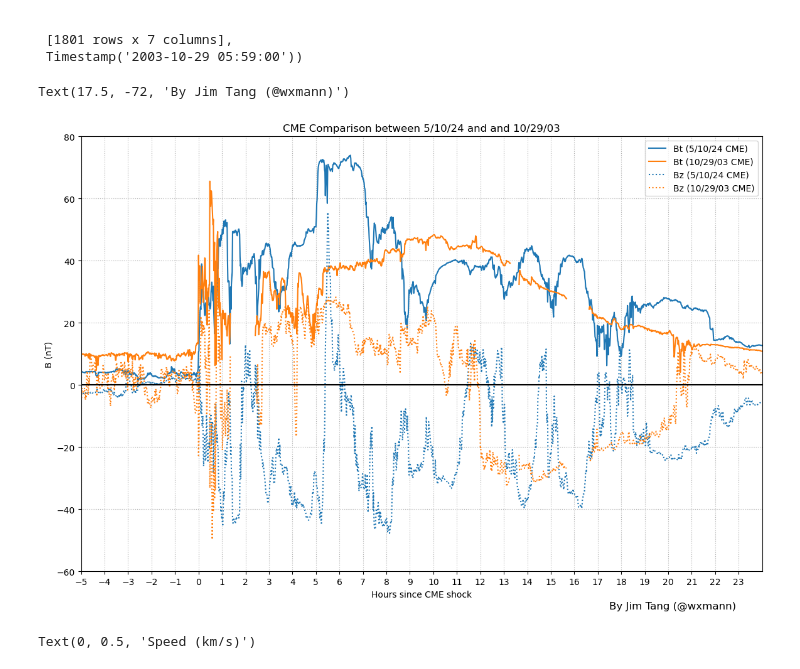
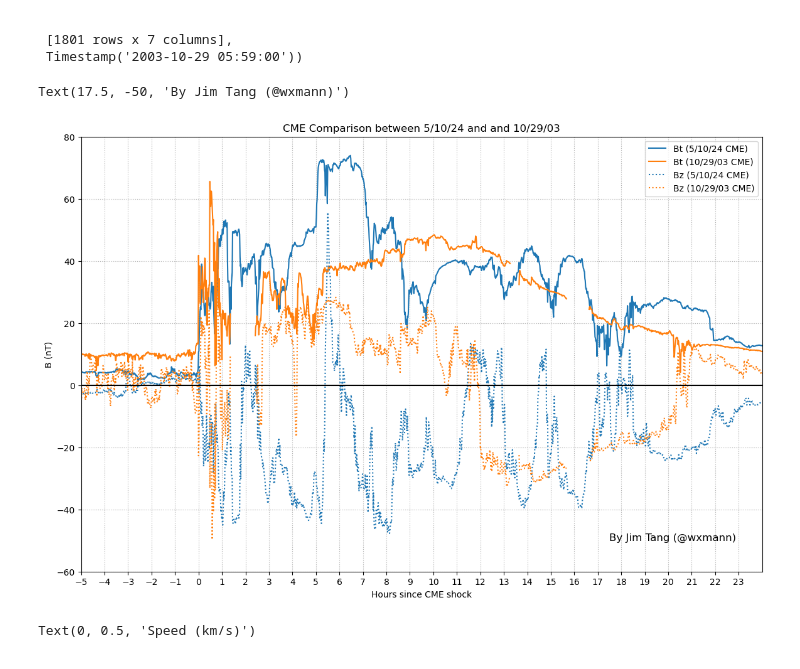
Before and after one commit to wxmann/historical-solar, a Jupyter notebook: compare_storms_may2024_v_oct2003.ipynb, the cells around one changed output. Drawn from its saved outputs; the diff is of its cells as text; code cells hidden in the pictures.

```diff
--- a/compare_storms_may2024_v_oct2003.ipynb
+++ b/compare_storms_may2024_v_oct2003.ipynb
@@ -33,24 +33,24 @@ oct29_tindex = (oct29_df.index - oct29_shock).total_seconds() / 3600
 # %%
 fig = plt.figure(figsize=(14, 9))
 plt.plot(may10_tindex, may10_df.bt, label='Bt (5/10/24 CME)')
 plt.plot(oct29_tindex, oct29_df.bt, label='Bt (10/29/03 CME)')
 plt.plot(may10_tindex, may10_df.bz, 'C0:', label='Bz (5/10/24 CME)')
 plt.plot(oct29_tindex, oct29_df.bz, 'C1:', label='Bz (10/29/03 CME)')
 
 plt.axhline(y=0, c='k')
 plt.xticks(range(-6, 24, 1))
 plt.grid(axis='x', ls=':')
 plt.grid(axis='y', ls=':')
 plt.ylim([-60, 80])
 plt.xlim([-5, 24])
 plt.xlabel('Hours since CME shock')
 plt.ylabel('B (nT)')
 plt.legend()
 plt.title('CME Comparison between 5/10/24 and and 10/29/03')
-plt.text(17.5, -72, 'By Jim Tang (@wxmann)', fontdict=dict(fontsize=12))
+plt.text(17.5, -50, 'By Jim Tang (@wxmann)', fontdict=dict(fontsize=12))
 # %% [output]
-Text(17.5, -72, 'By Jim Tang (@wxmann)')
+Text(17.5, -50, 'By Jim Tang (@wxmann)')
-[figure, old version]
+[figure, new version]
 # %%
 fig, (ax1, ax2) = plt.subplots(2, 1, figsize=(14, 9))
 ax1.plot(may10_tindex, may10_df.density, label='Density (5/10/24 CME)')
```
Also changed, not shown: parts of 1 cell of this notebook.
